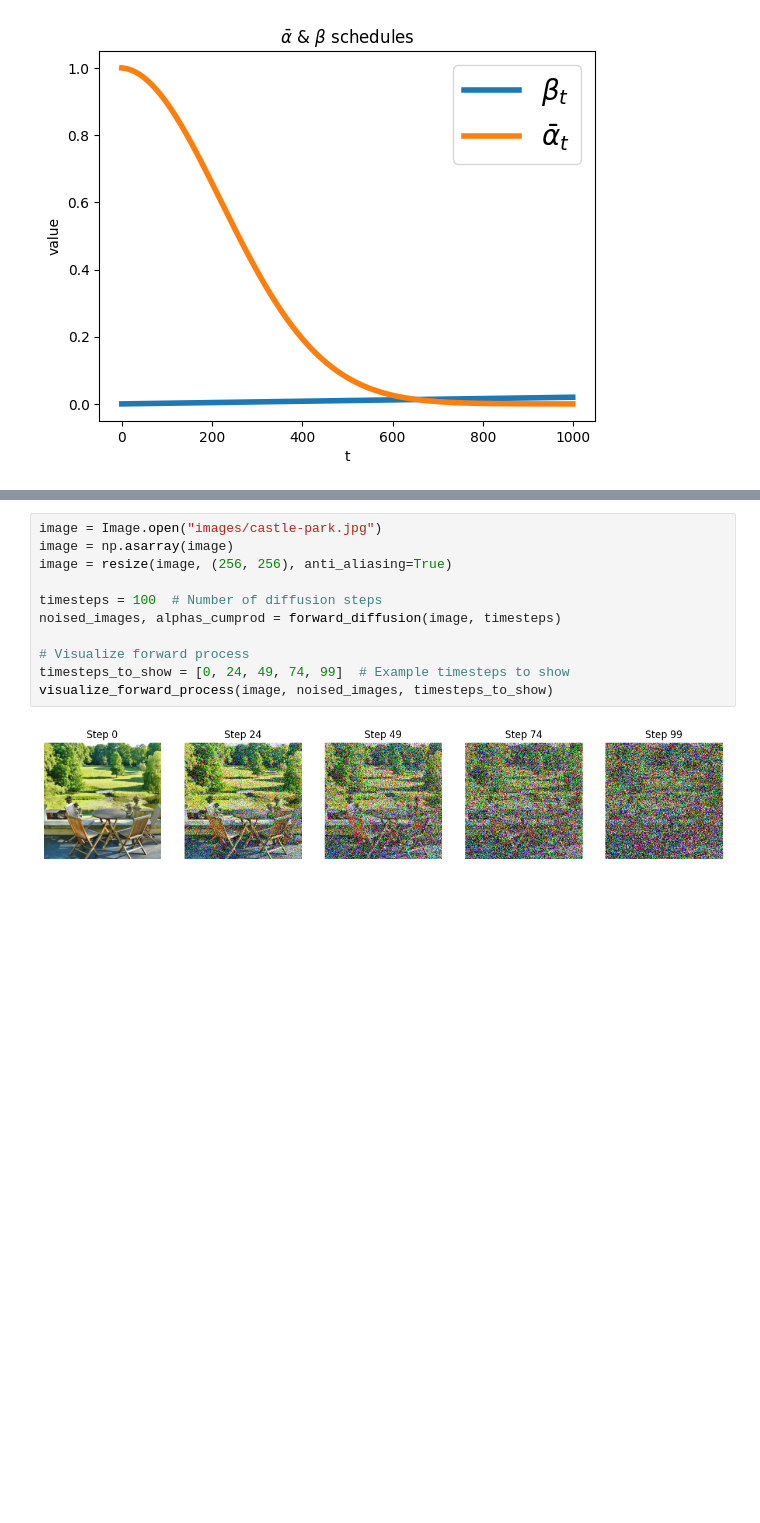
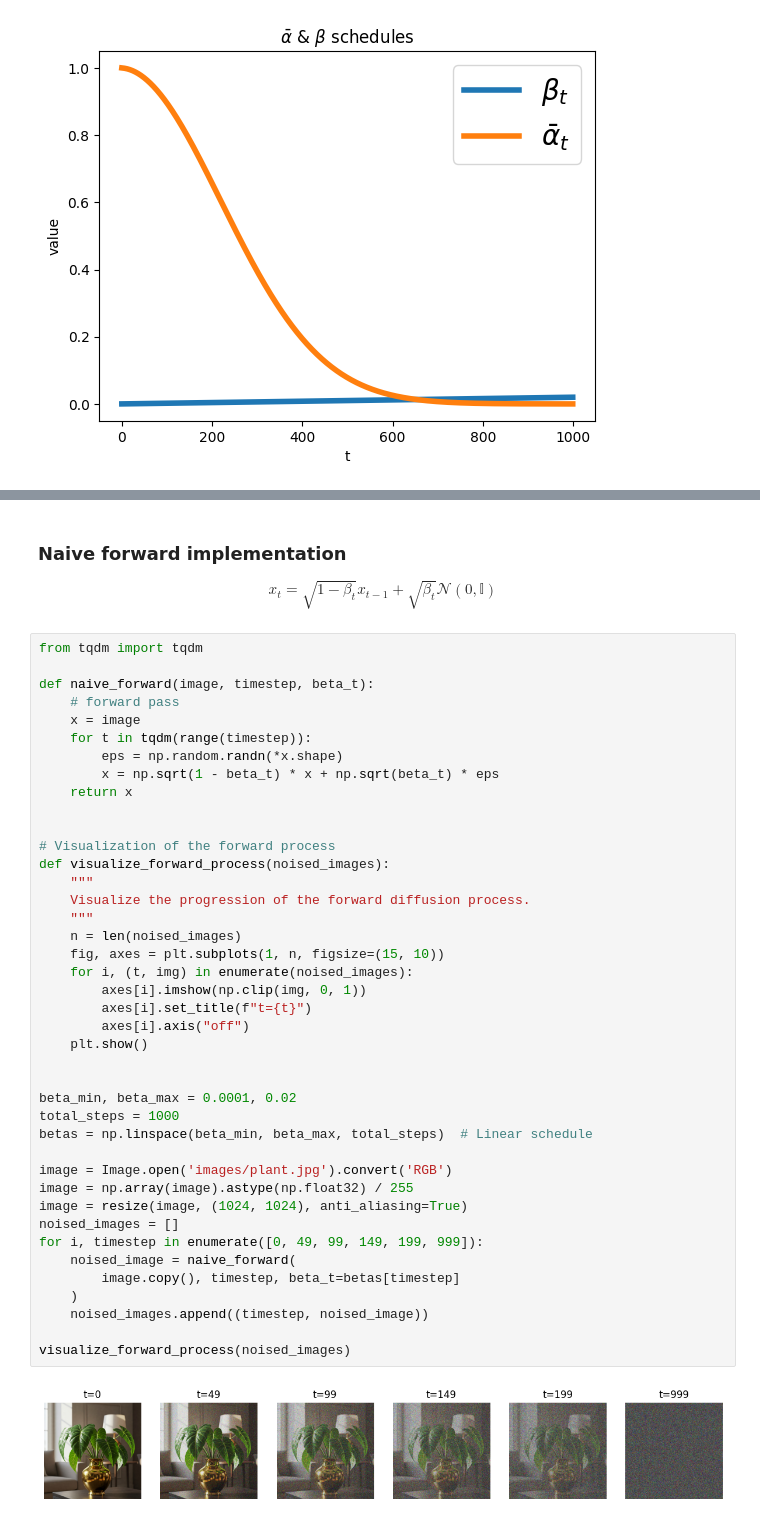
Before and after one commit to PyML-studio/diffusion, a Jupyter notebook: 01-theory/diffusion.ipynb, the cells around one changed output, grey strips where cells are left out. Drawn from its saved outputs; the diff is of its cells as text; blank space fills up the shorter version.

Commit message:
implemented forward process: naive (slow) + direct (fast)

```diff
--- a/01-theory/diffusion.ipynb
+++ b/01-theory/diffusion.ipynb
@@ -106,13 +74,47 @@ def visualize_forward_process(image, noised_images, timesteps_to_show):
-# %%
-image = Image.open("images/castle-park.jpg")
-image = np.asarray(image)
-image = resize(image, (256, 256), anti_aliasing=True)
-
-timesteps = 100  # Number of diffusion steps
-noised_images, alphas_cumprod = forward_diffusion(image, timesteps)
-
-# Visualize forward process
-timesteps_to_show = [0, 24, 49, 74, 99]  # Example timesteps to show
-visualize_forward_process(image, noised_images, timesteps_to_show)
-# %% [output]
-[figure, removed]
+# %% [markdown]
+### Naive forward implementation
+
+$$x_{t} = \sqrt{1-\beta_t} x_{t-1} + \sqrt{\beta_t} \mathcal{N}(0, \mathbb{I})$$
+# %%
+from tqdm import tqdm
+
+def naive_forward(image, timestep, beta_t):
+    # forward pass
+    x = image
+    for t in tqdm(range(timestep)):
+        eps = np.random.randn(*x.shape)
+        x = np.sqrt(1 - beta_t) * x + np.sqrt(beta_t) * eps
+    return x
+
+
+# Visualization of the forward process
+def visualize_forward_process(noised_images):
+    """
+    Visualize the progression of the forward diffusion process.
+    """
+    n = len(noised_images)
+    fig, axes = plt.subplots(1, n, figsize=(15, 10))
+    for i, (t, img) in enumerate(noised_images):
+        axes[i].imshow(np.clip(img, 0, 1))
+        axes[i].set_title(f"t={t}")
+        axes[i].axis("off")
+    plt.show()
+
+
+beta_min, beta_max = 0.0001, 0.02
+total_steps = 1000
+betas = np.linspace(beta_min, beta_max, total_steps)  # Linear schedule
+
+image = Image.open('images/plant.jpg').convert('RGB')
+image = np.array(image).astype(np.float32) / 255
+image = resize(image, (1024, 1024), anti_aliasing=True)
+noised_images = []
+for i, timestep in enumerate([0, 49, 99, 149, 199, 999]):
+    noised_image = naive_forward(
+        image.copy(), timestep, beta_t=betas[timestep]
+    )
+    noised_images.append((timestep, noised_image))
+
+visualize_forward_process(noised_images)
+# %% [output]
+[figure, added]
```
Also changed, not shown: parts of 6 cells of this notebook.
